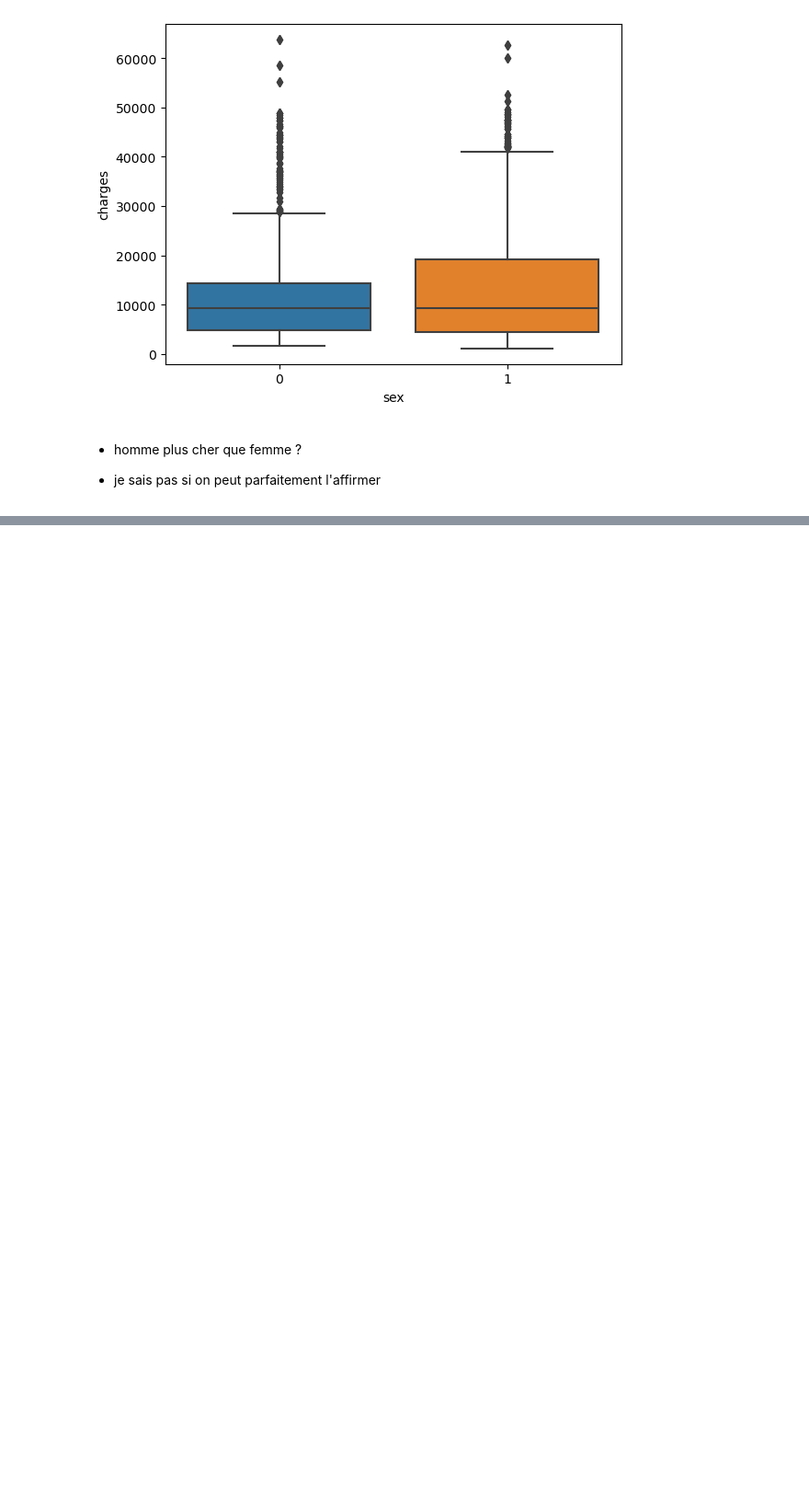
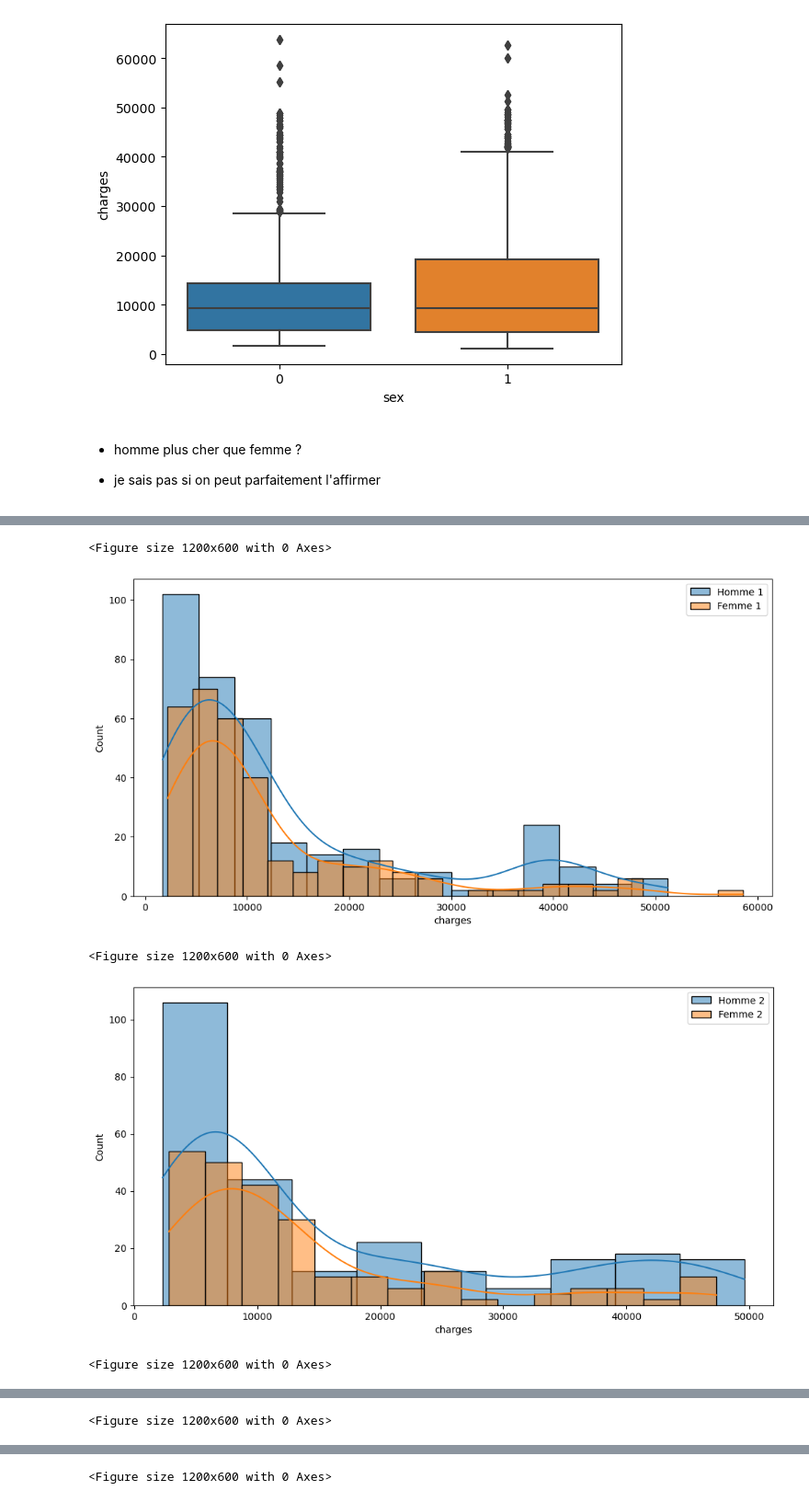
Before and after one commit to sacha-sz/SY09-Projet, a Jupyter notebook: EDA_enfant.ipynb, the cells around one changed output, grey strips where cells are left out. Shown: that part at 92% size. Drawn from its saved outputs; the diff is of its cells as text; code cells hidden in the pictures; blank space fills up the shorter version.

```diff
--- a/EDA_enfant.ipynb
+++ b/EDA_enfant.ipynb
@@ -113,0 +130,14 @@ sns.boxplot(x="sex", y="charges", data=df)
+# %%
+for i in range (1, 6):
+    plt.figure(figsize=(12, 6))
+    plt.figure(figsize=(12, 6))
+    sns.histplot(df[(df["sex"] == 1) & (df["children"] == i)]["charges"],  label=f"Homme {i}", kde=True)
+    sns.histplot(df[(df["sex"] == 0) & (df["children"] == i)]["charges"],  label=f"Femme {i}", kde=True)
+    plt.legend()
+    plt.show()
+# %% [output]
+<Figure size 1200x600 with 0 Axes>
+[figure, added]
+<Figure size 1200x600 with 0 Axes>
+[figure, added]
+<Figure size 1200x600 with 0 Axes>
@@ -113,0 +145 @@ sns.boxplot(x="sex", y="charges", data=df)
+<Figure size 1200x600 with 0 Axes>
@@ -113,0 +147 @@ sns.boxplot(x="sex", y="charges", data=df)
+<Figure size 1200x600 with 0 Axes>
```
Also changed, not shown: parts of 3 cells of this notebook.
